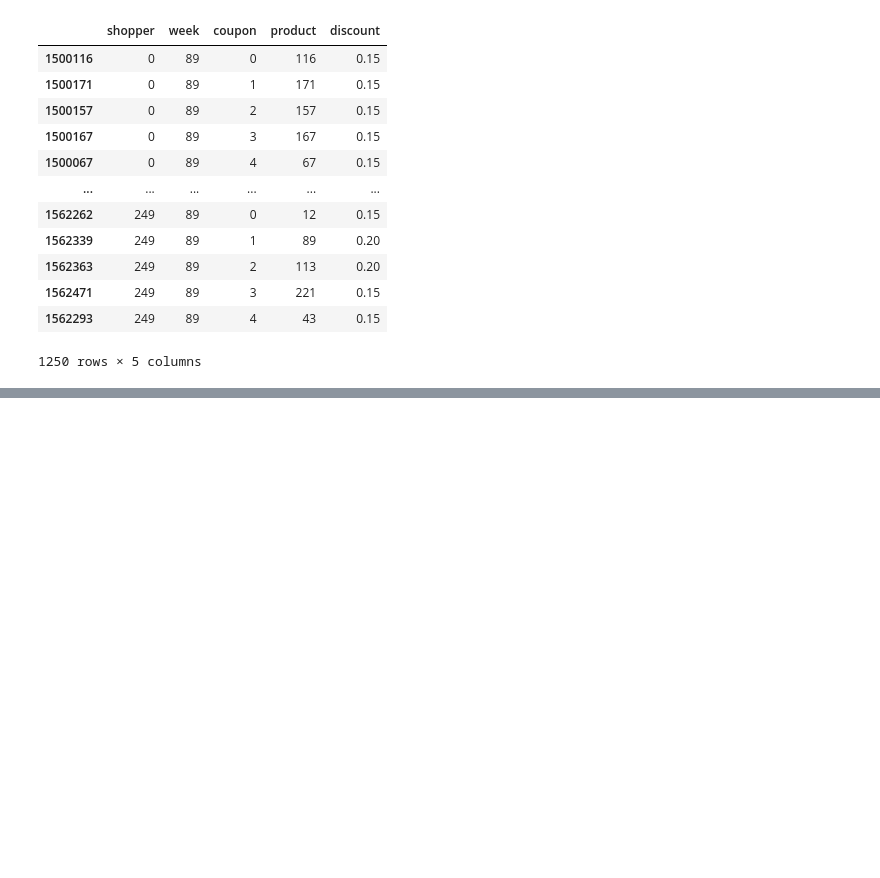
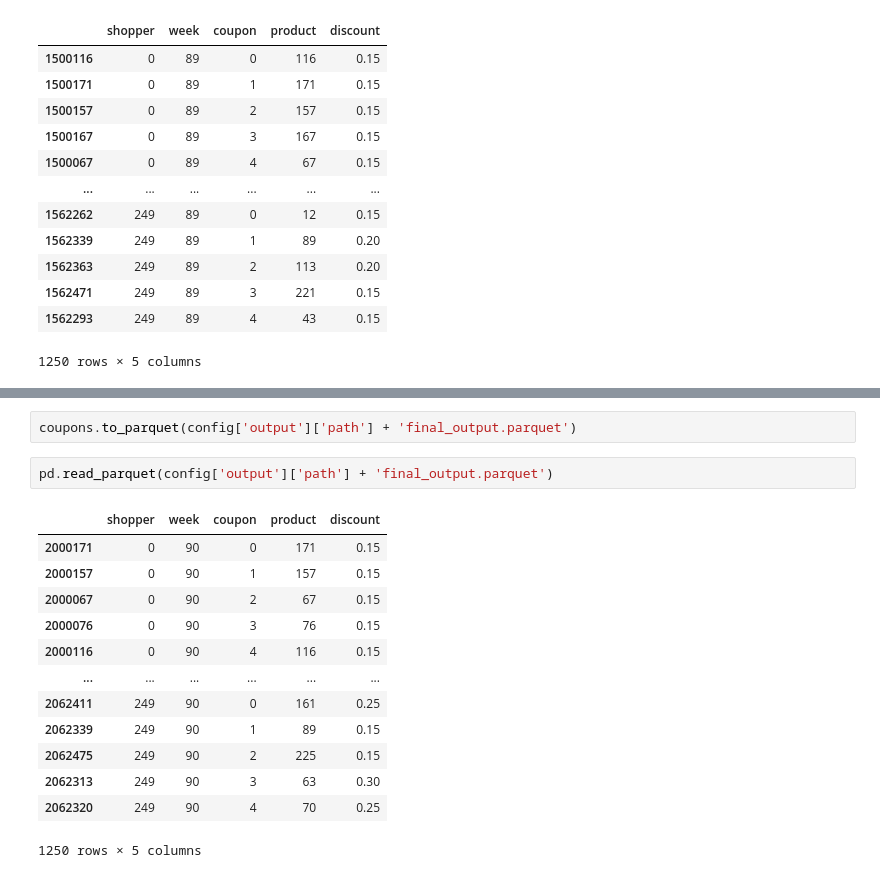
Before and after one commit to leonhagel/mlim-g2, a Jupyter notebook: src/init.ipynb, the cells around one changed output, grey strips where cells are left out. Saved outputs shown, nothing was run; the diff lists cells and outputs as text; blank space fills up the shorter version.

```diff
--- a/src/init.ipynb
+++ b/src/init.ipynb
@@ -192,3 +178,21 @@ coupons.
 | 1562471 | 249 | 89 | 3 | 221 | 0.15 |
 | 1562293 | 249 | 89 | 4 | 43 | 0.15 |
 1250 rows × 5 columns
+# %%
+coupons.to_parquet(config['output']['path'] + 'final_output.parquet')
+# %%
+pd.read_parquet(config['output']['path'] + 'final_output.parquet')
+# %% [output]
+|  | shopper | week | coupon | product | discount |
+| 2000171 | 0 | 90 | 0 | 171 | 0.15 |
+| 2000157 | 0 | 90 | 1 | 157 | 0.15 |
+| 2000067 | 0 | 90 | 2 | 67 | 0.15 |
+| 2000076 | 0 | 90 | 3 | 76 | 0.15 |
+| 2000116 | 0 | 90 | 4 | 116 | 0.15 |
+| ... | ... | ... | ... | ... | ... |
+| 2062411 | 249 | 90 | 0 | 161 | 0.25 |
+| 2062339 | 249 | 90 | 1 | 89 | 0.15 |
+| 2062475 | 249 | 90 | 2 | 225 | 0.15 |
+| 2062313 | 249 | 90 | 3 | 63 | 0.30 |
+| 2062320 | 249 | 90 | 4 | 70 | 0.25 |
+1250 rows × 5 columns
```
Also changed, not shown: parts of 4 cells of this notebook, 3 other files.
